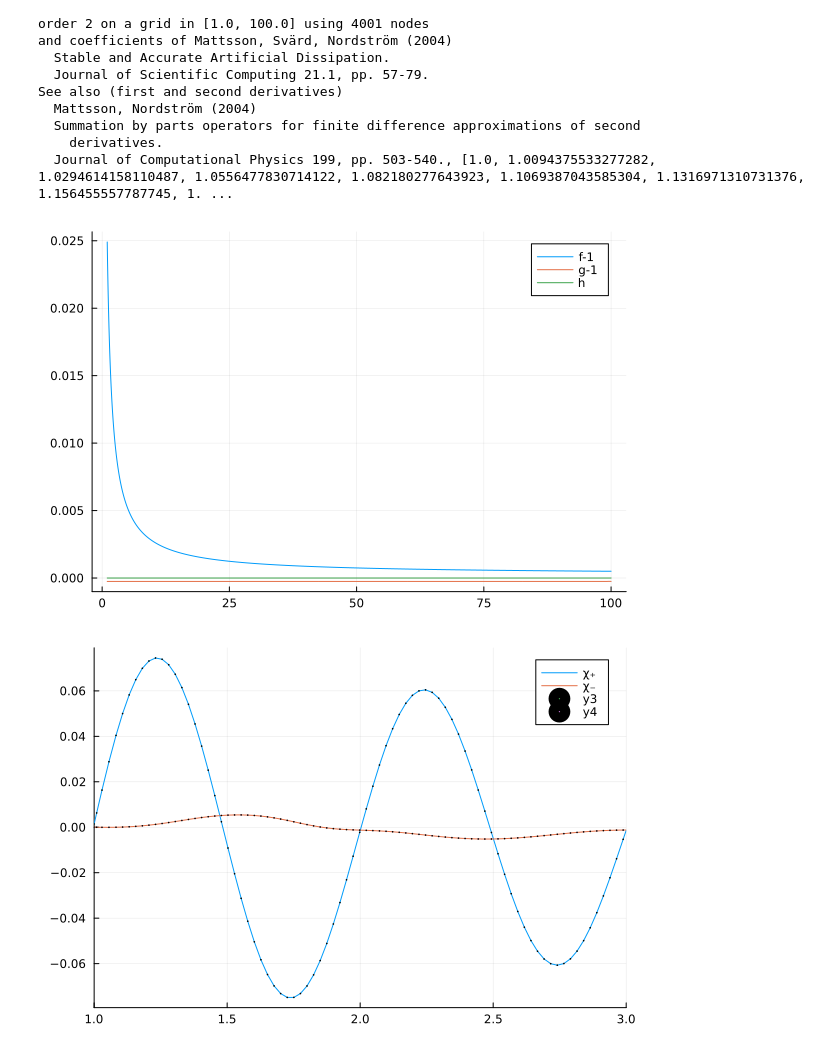
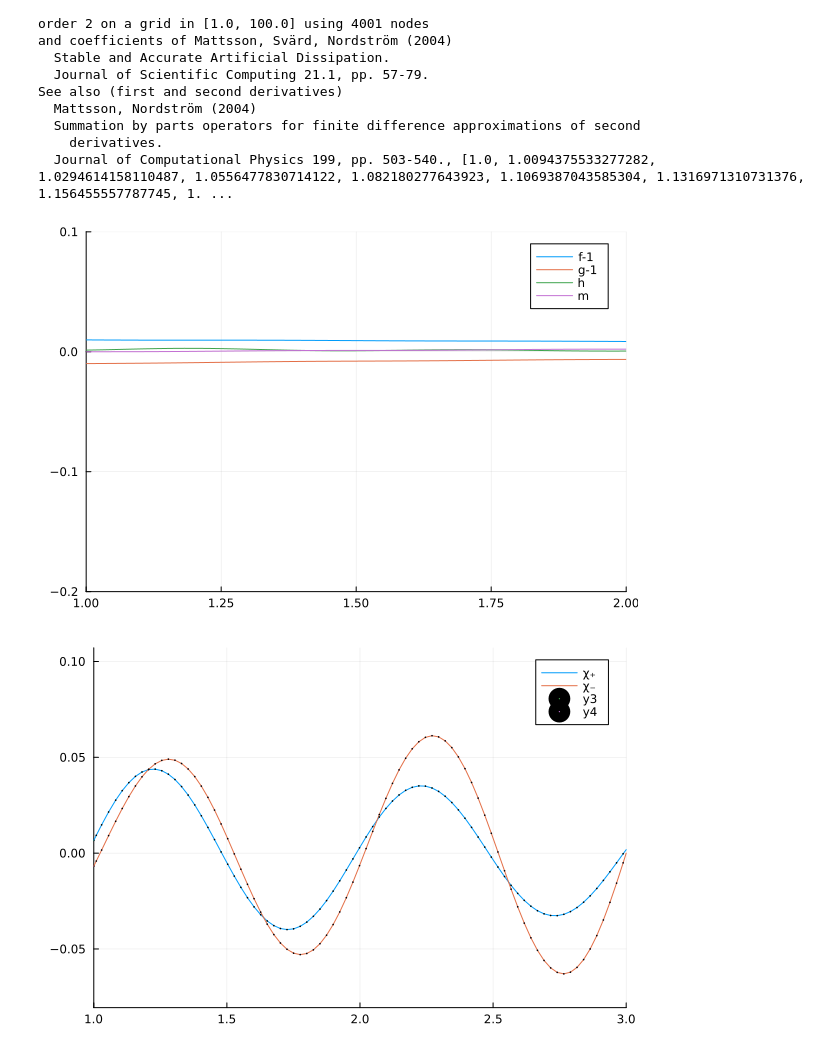
Before and after one commit to reula/Vlasov, a Jupyter notebook: E-V/IR_system.ipynb, the cells around one changed output. Drawn from its saved outputs; the diff is of its cells as text; code cells hidden in the pictures.

```diff
--- a/E-V/IR_system.ipynb
+++ b/E-V/IR_system.ipynb
@@ -47,8 +47,8 @@ dx - D.Δx = -8.426714607250724e-6
 -8.426714607250724e-6
 # %%
 # put some boundary data
-A = 0.10; ω = 2π; τ = 5.0; σ = -0.0000
-p = (D, Δ, x, dx, A, ω, τ, σ)
+A = 0.10; ω = 2π; τ = 5.0; σ = -0.1
+p = (D, Δ, x, A, ω, τ, σ)
 
 f = @view u0[1:N]
 g = @view u0[N+1:2N]
@@ -81,25 +81,30 @@ See also (first and second derivatives)
 # %%
 T=200
 prob = ODEProblem(F!,u0,(0.0,T),p);
-sol = solve(prob,RK4(),dt=dT,adaptive=false);#,save_everystep=false);
+sol = solve(prob,RK4(),dt=dT*0.5,adaptive=false);#,save_everystep=false);
 # %%
-t = 200
-plot(x,sol(t)[1:N].-1.0, label = "f-1")
+t = 103
+plot(x,sol(t)[1:N].-1.0, label = "f-1"
+, ylim=(-0.2,0.10)
+, xlim=(1,2)
+)
 #plot!(x,2.7./x)
 plot!(x,sol(t)[N+1:2N].-1.0, label = "g-1")
 plot!(x,sol(t)[2N+1:3N], label = "h")
+plot!(x,m(x,sol(t)[1:N],sol(t)[N+1:2N]),label ="m")
 # %% [output]
-[figure, old version]
+[figure, new version]
 # %%
-t = 100
+t = 103
 plot(x,sol(t)[3N+1:4N], label = "χ₊"
 ,xlim = (1,3)
+#,ylim = (-0.00001,0.00001)
 )
 plot!(x,sol(t)[4N+1:5N], label = "χ₋")
 scatter!(x,sol(t)[3N+1:4N],ms=0.5)
 scatter!(x,sol(t)[4N+1:5N],ms=0.5)
 # %% [output]
-[figure, old version]
+[figure, new version]
 # %%
 t = 200
 constraints!(C,sol(t),D)
```
Also changed, not shown: parts of 6 cells of this notebook, 15 other files.
